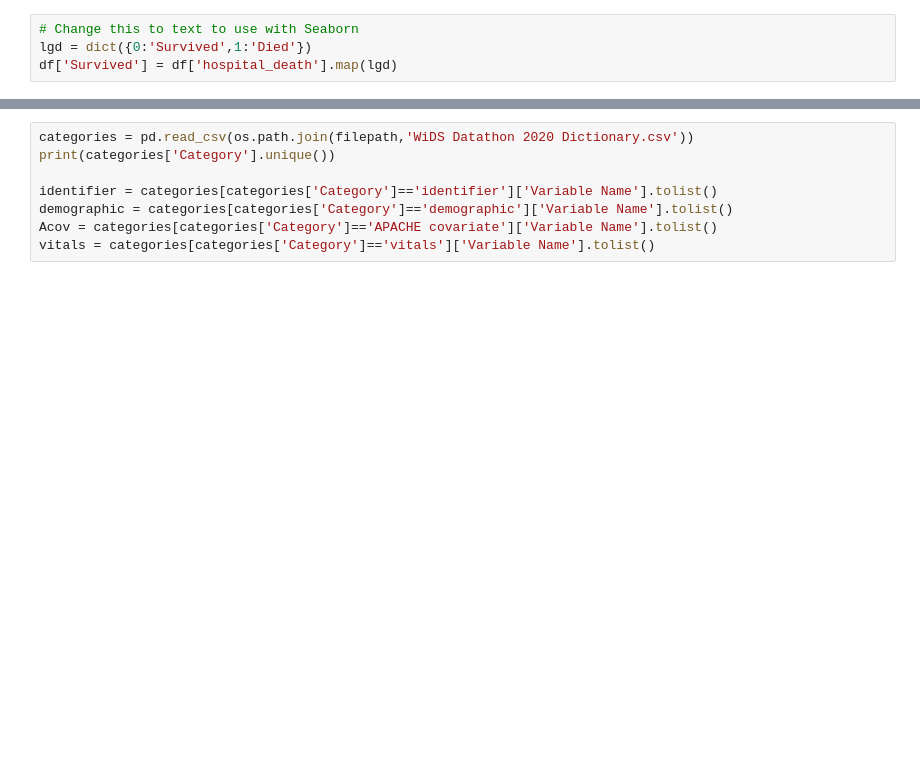
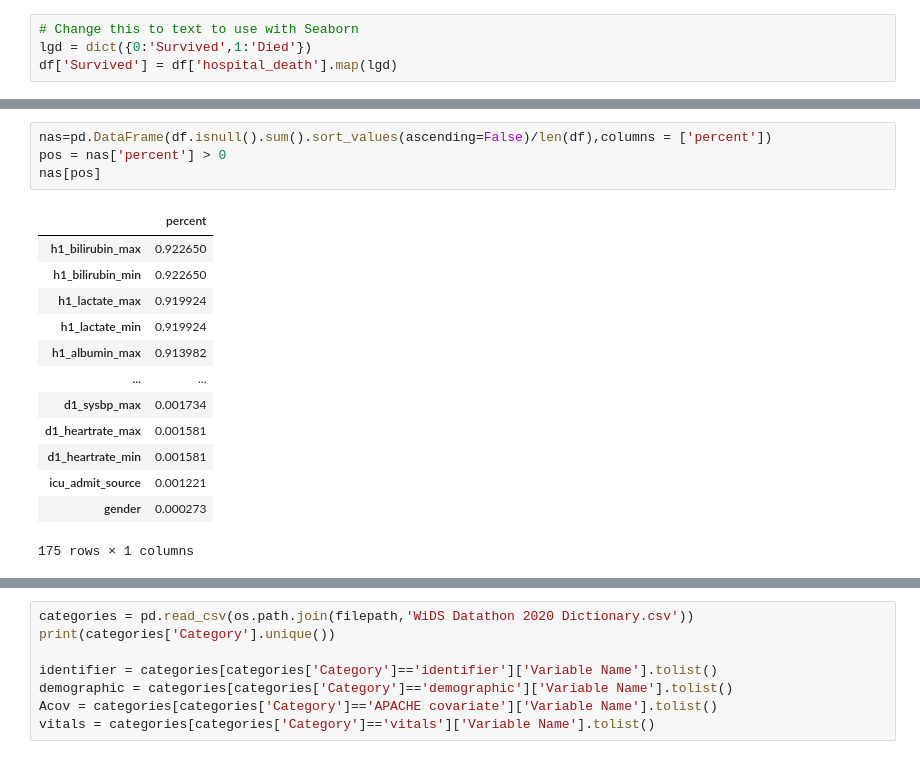
Before and after one commit to mrose10/ICU-Mortality-Prediction_Women-in-Data, a Jupyter notebook: notebooks/Load Data and EDA.ipynb, the cells around one changed output, grey strips where cells are left out. Saved outputs shown, nothing was run; the diff lists cells and outputs as text; blank space fills up the shorter version.

Commit message:
Updating data cleaning. Includes Identifier, Demographic and Apache score cleaning

```diff
--- a/notebooks/Load Data and EDA.ipynb
+++ b/notebooks/Load Data and EDA.ipynb
@@ -45,0 +65,18 @@ df['Survived'] = df['hospital_death'].map(lgd)
+# %%
+nas=pd.DataFrame(df.isnull().sum().sort_values(ascending=False)/len(df),columns = ['percent'])
+pos = nas['percent'] > 0
+nas[pos]
+# %% [output]
+|  | percent |
+| h1_bilirubin_max | 0.922650 |
+| h1_bilirubin_min | 0.922650 |
+| h1_lactate_max | 0.919924 |
+| h1_lactate_min | 0.919924 |
+| h1_albumin_max | 0.913982 |
+| ... | ... |
+| d1_sysbp_max | 0.001734 |
+| d1_heartrate_max | 0.001581 |
+| d1_heartrate_min | 0.001581 |
+| icu_admit_source | 0.001221 |
+| gender | 0.000273 |
+175 rows × 1 columns
```
Also changed, not shown: parts of 2 cells of this notebook.
